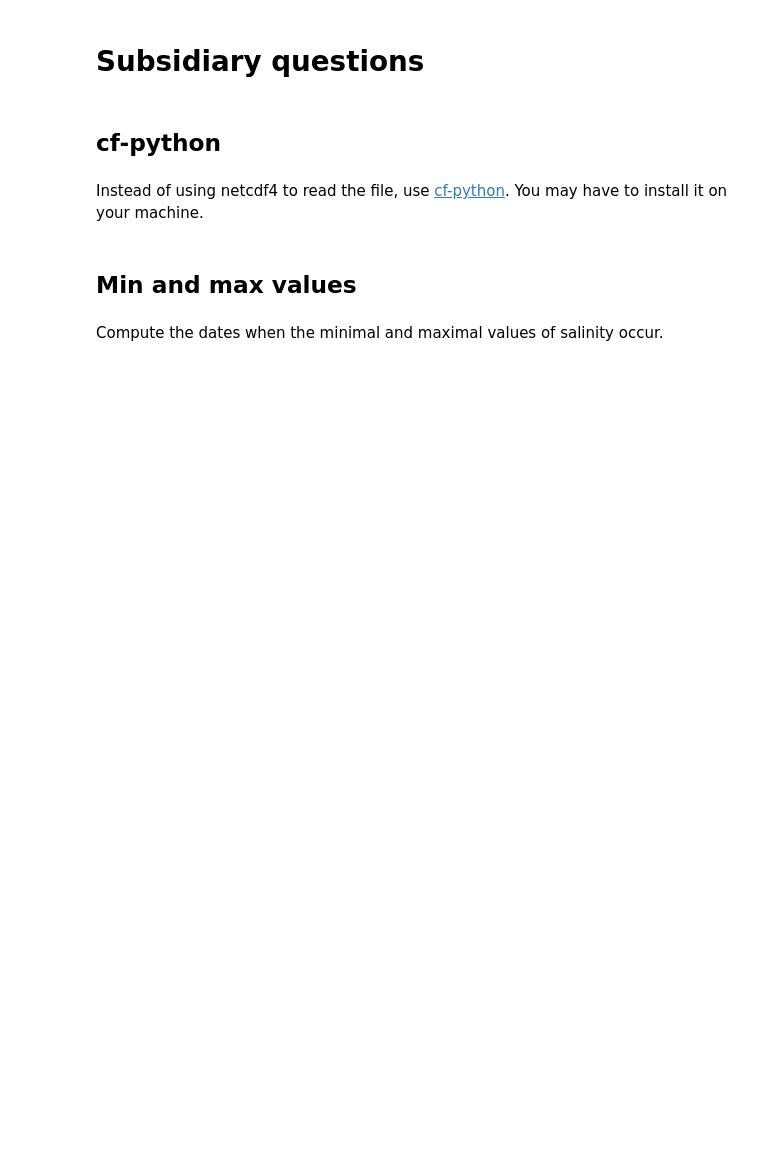
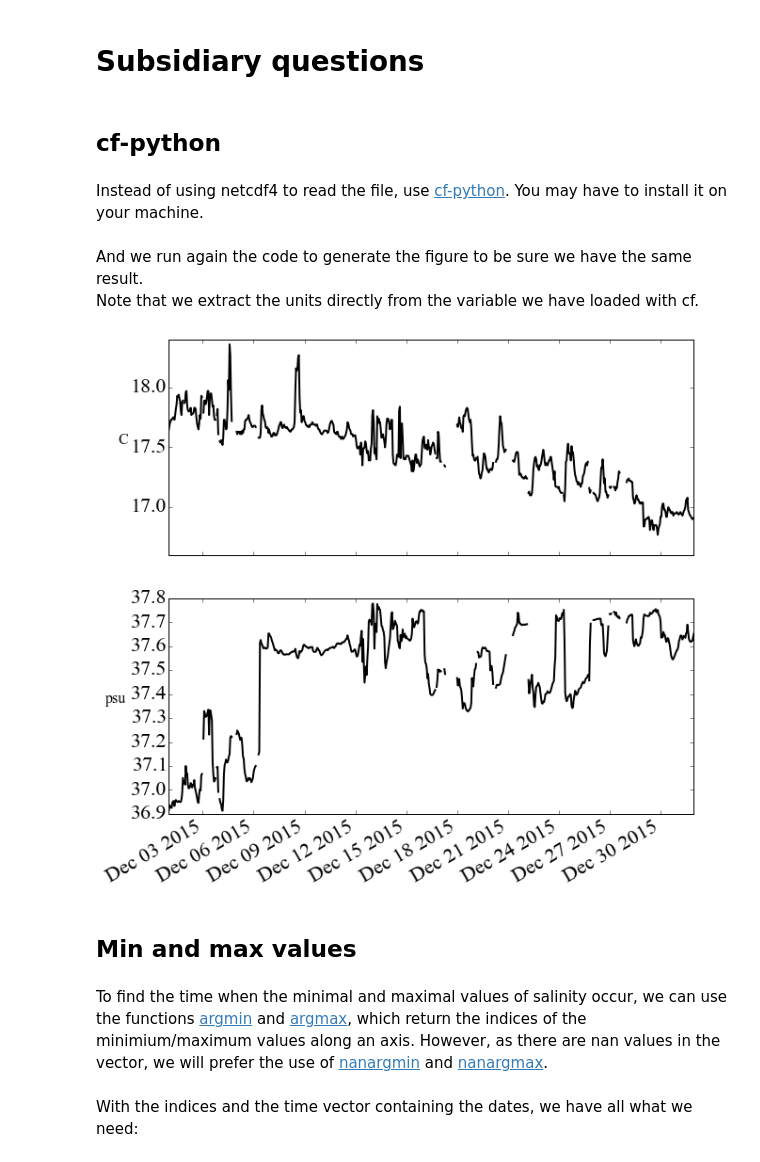
Before and after one commit to ctroupin/Python-Course-Cadiz, a Jupyter notebook: exercises/solutions/2-plot_ibiza_temperature_salinity.ipynb, the cells around one changed output. Saved outputs shown, nothing was run; the diff lists cells and outputs as text; code cells hidden in the pictures; blank space fills up the shorter version.

```diff
--- a/exercises/solutions/2-plot_ibiza_temperature_salinity.ipynb
+++ b/exercises/solutions/2-plot_ibiza_temperature_salinity.ipynb
@@ -104,4 +110,25 @@ You may have to install it on your machine.
+# %%
+f = cf.read(datafile)
+temperature = f.select('sea_water_temperature')
+salinity = f.select('sea_water_salinity')
+stationtime = temperature.coord('time')
+# %% [markdown]
+And we run again the code to generate the figure to be sure we have the same result.<br>
+Note that we extract the units directly from the variable we have loaded with cf.
+# %%
+fig = plt.figure(figsize=(10, 10))
+ax = plt.subplot(211)
+plt.plot(stationtime2, temperature)
+plt.ylabel(temperature.units, horizontalalignment='right', rotation=0, fontsize=16)
+ax = plt.subplot(212)
+plt.plot(stationtime2, salinity)
+plt.ylabel(salinity.units, horizontalalignment='right', rotation=0, fontsize=16)
+plt.gcf().autofmt_xdate()
+plt.show()
+plt.close()
+# %% [output]
+[figure, added]
 # %% [markdown]
 ## Min and max values
-# %% [markdown]
-Compute the dates when the minimal and maximal values of salinity occur.
+# %% [markdown]
+To find the time when the minimal and maximal values of salinity occur, we can use the functions [argmin](http://docs.scipy.org/doc/numpy-1.10.1/reference/generated/numpy.argmin.html) and [argmax](http://docs.scipy.org/doc/numpy-1.10.1/reference/generated/numpy.argmax.html), which return the indices of the minimium/maximum values along an axis. However, as there are nan values in the vector, we will prefer the use of [nanargmin](http://docs.scipy.org/doc/numpy-1.10.0/reference/generated/numpy.nanargmin.html) and [nanargmax](http://docs.scipy.org/doc/numpy-1.10.0/reference/generated/numpy.nanargmax.html).
@@ -107,0 +138,2 @@ Compute the dates when the minimal and maximal values of salinity occur.
+# %% [markdown]
+With the indices and the time vector containing the dates, we have all what we need:
```
Also changed, not shown: parts of 12 cells of this notebook.
